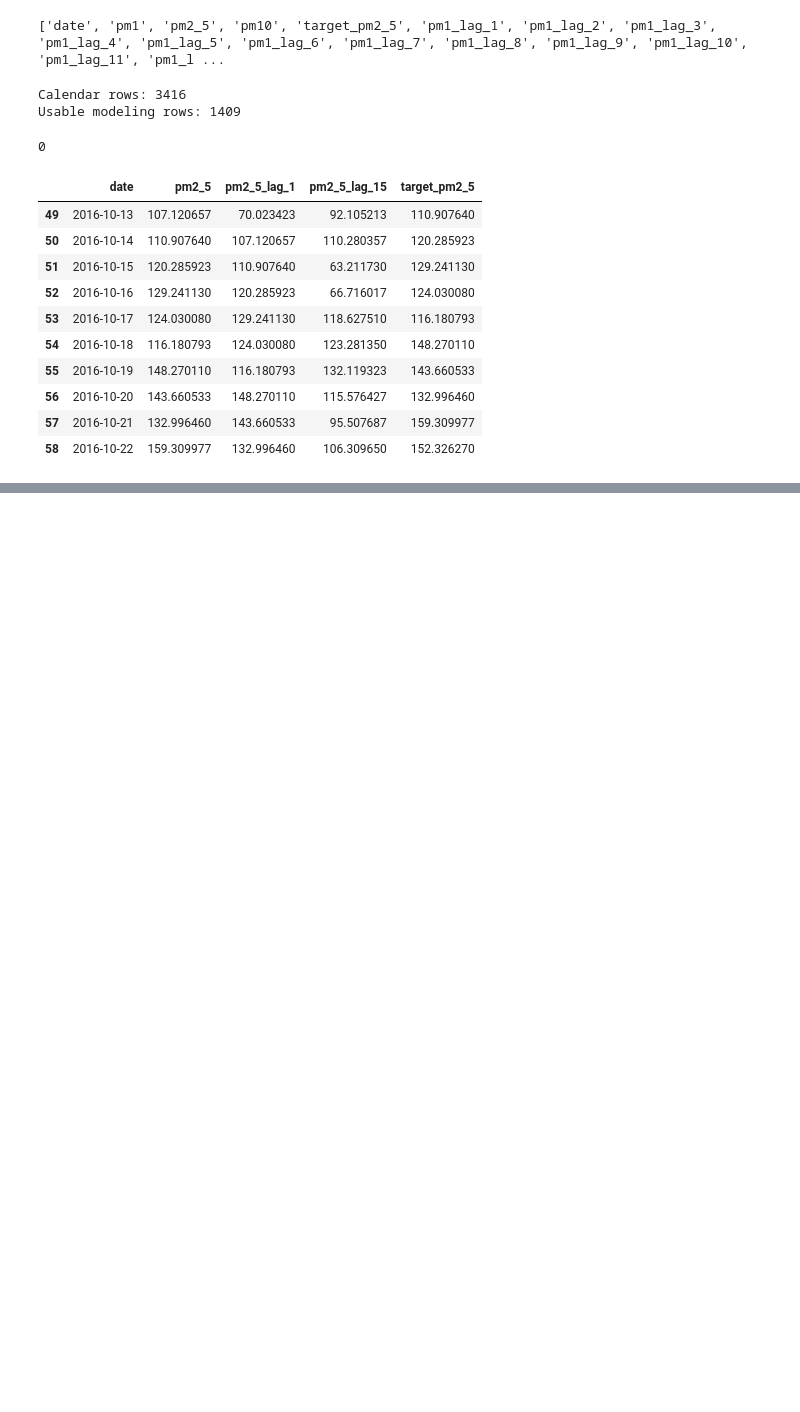
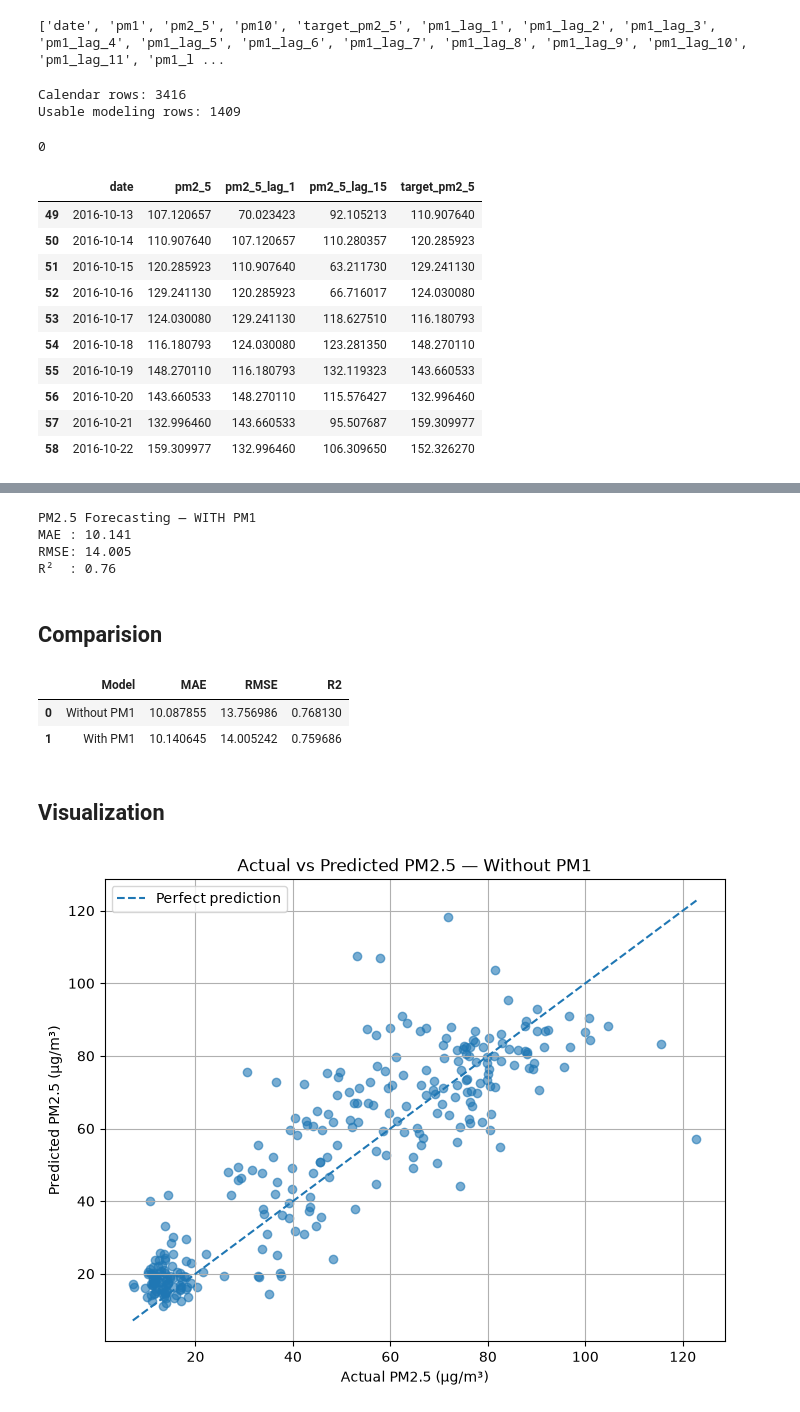
Before and after one commit to anojpradhan/kathmandu_aqi_predictor, a Jupyter notebook: notebooks/pm25_forcasting.ipynb, the cells around one changed output, grey strips where cells are left out. Saved outputs shown, nothing was run; the diff lists cells and outputs as text; code cells hidden in the pictures; blank space fills up the shorter version.

Commit message:
linear regression model tested

```diff
--- a/notebooks/pm25_forcasting.ipynb
+++ b/notebooks/pm25_forcasting.ipynb
@@ -150,0 +159,10 @@ display(df_model[[
+# %%
+features_without_pm1 = [
+    col for col in df_model.columns
+    if (
+        col.startswith("pm2_5_lag_")
+        or col.startswith("pm10_lag_")
+        or col.startswith("pm2_5_rolling_mean_")
+        or col.startswith("pm10_rolling_mean_")
+    )
+]
@@ -150,0 +198,9 @@ display(df_model[[
+# %%
+X_train_without = train[features_without_pm1]
+X_test_without = test[features_without_pm1]
+
+y_train = train[target]
+y_test = test[target]
+# %%
+model_without_pm1 = LinearRegression()
+model_without_pm1.fit(X_train_without,y_train)
@@ -150,0 +209,2 @@ display(df_model[[
+# %%
+pred_without_pm1 = model_without_pm1.predict(X_test_without)
@@ -150,0 +283,59 @@ display(df_model[[
+# %%
+mae_with = mean_absolute_error(y_test, pred_with_pm1)
+
+rmse_with = np.sqrt(
+    mean_squared_error(y_test, pred_with_pm1)
+)
+
+r2_with = r2_score(y_test, pred_with_pm1)
+
+print("PM2.5 Forecasting — WITH PM1")
+print("MAE :", round(mae_with, 3))
+print("RMSE:", round(rmse_with, 3))
+print("R²  :", round(r2_with, 3))
+# %% [output]
+PM2.5 Forecasting — WITH PM1
+MAE : 10.141
+RMSE: 14.005
+R²  : 0.76
+# %% [markdown]
+## Comparision
+# %%
+comparison = pd.DataFrame({"Model": ["Without PM1","With PM1"],
+    "MAE": [mae_without,mae_with],
+    "RMSE": [rmse_without,rmse_with],
+    "R2": [r2_without,r2_with]
+})
+
+display(comparison)
+# %% [output]
+|  | Model | MAE | RMSE | R2 |
+| 0 | Without PM1 | 10.087855 | 13.756986 | 0.768130 |
+| 1 | With PM1 | 10.140645 | 14.005242 | 0.759686 |
+# %% [markdown]
+## Visualization
+# %%
+import matplotlib.pyplot as plt
+
+plt.figure(figsize=(8, 6))
+
+plt.scatter(y_test, pred_without_pm1, alpha=0.6)
+
+min_val = min(y_test.min(), pred_without_pm1.min())
+max_val = max(y_test.max(), pred_without_pm1.max())
+
+plt.plot(
+    [min_val, max_val],
+    [min_val, max_val],
+    linestyle="--",
+    label="Perfect prediction"
+)
+
+plt.xlabel("Actual PM2.5 (µg/m³)")
+plt.ylabel("Predicted PM2.5 (µg/m³)")
+plt.title("Actual vs Predicted PM2.5 — Without PM1")
+plt.legend()
+plt.grid(True)
+plt.show()
+# %% [output]
+[figure, added]
```
Also changed, not shown: parts of 17 cells of this notebook.
